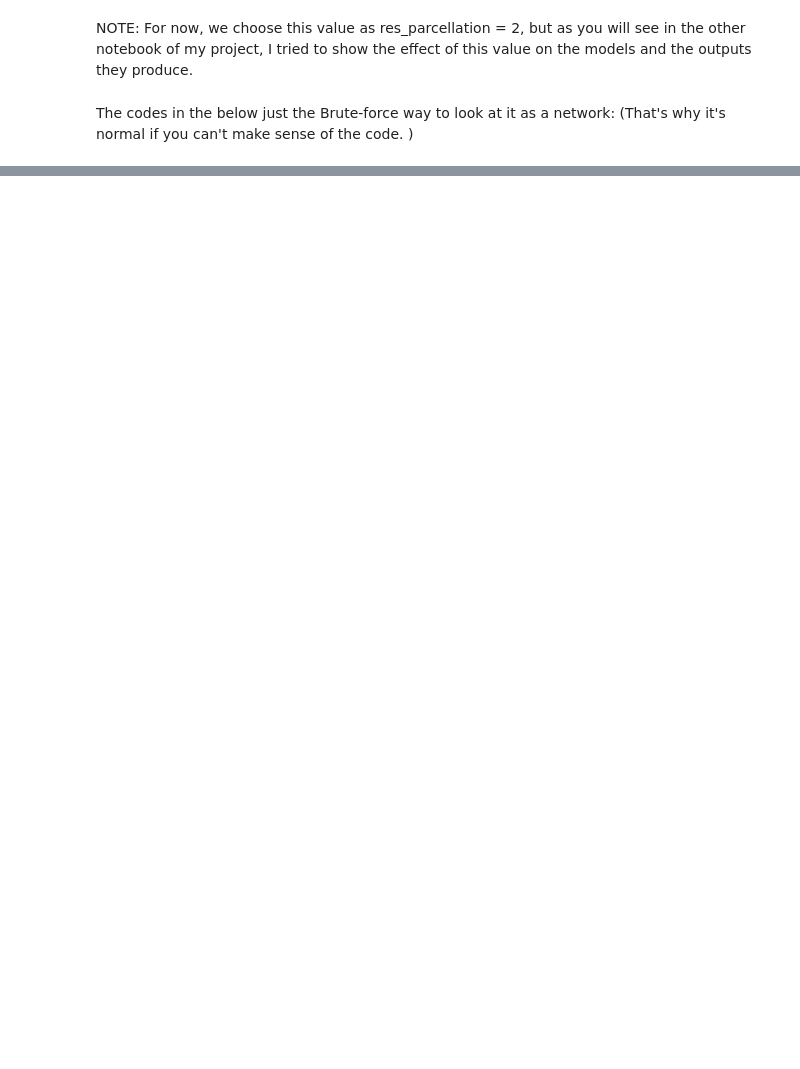
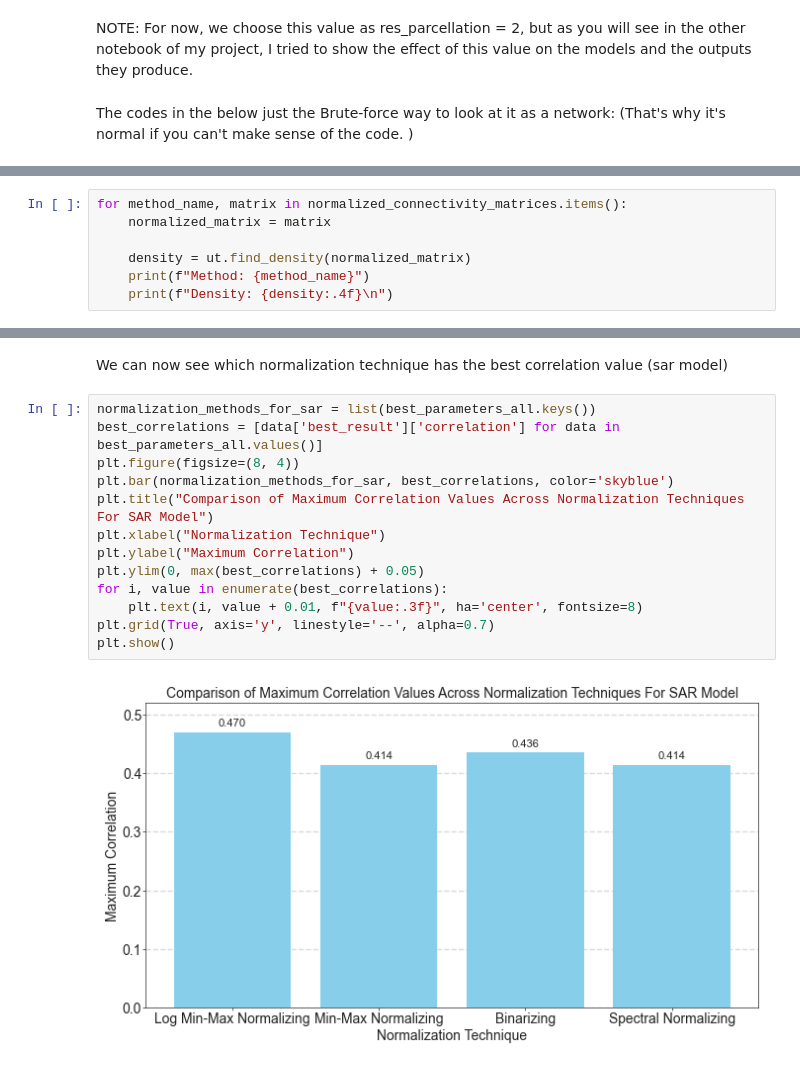
Before and after one commit to yavuzssvr19/INTERSHIP-PROJECT, a Jupyter notebook: Analaysis of Models.ipynb, the cells around one changed output, grey strips where cells are left out. Saved outputs shown, nothing was run; the diff lists cells and outputs as text; blank space fills up the shorter version.

```diff
--- a/Analaysis of Models.ipynb
+++ b/Analaysis of Models.ipynb
@@ -131,0 +219,7 @@ fig.tight_layout(pad=0.1)
+# %%
+for method_name, matrix in normalized_connectivity_matrices.items():
+    normalized_matrix = matrix
+
+    density = ut.find_density(normalized_matrix)
+    print(f"Method: {method_name}")
+    print(f"Density: {density:.4f}\n")
@@ -131,0 +347,17 @@ fig.tight_layout(pad=0.1)
+# %% [markdown]
+We can now see which normalization technique has the best correlation value (sar model)
+# %%
+normalization_methods_for_sar = list(best_parameters_all.keys())
+best_correlations = [data['best_result']['correlation'] for data in best_parameters_all.values()]
+plt.figure(figsize=(8, 4))
+plt.bar(normalization_methods_for_sar, best_correlations, color='skyblue')
+plt.title("Comparison of Maximum Correlation Values Across Normalization Techniques For SAR Model")
+plt.xlabel("Normalization Technique")
+plt.ylabel("Maximum Correlation")
+plt.ylim(0, max(best_correlations) + 0.05)
+for i, value in enumerate(best_correlations):
+    plt.text(i, value + 0.01, f"{value:.3f}", ha='center', fontsize=8)
+plt.grid(True, axis='y', linestyle='--', alpha=0.7)
+plt.show()
+# %% [output]
+[figure, added]
```
Also changed, not shown: parts of 37 cells of this notebook, 9 other files.
